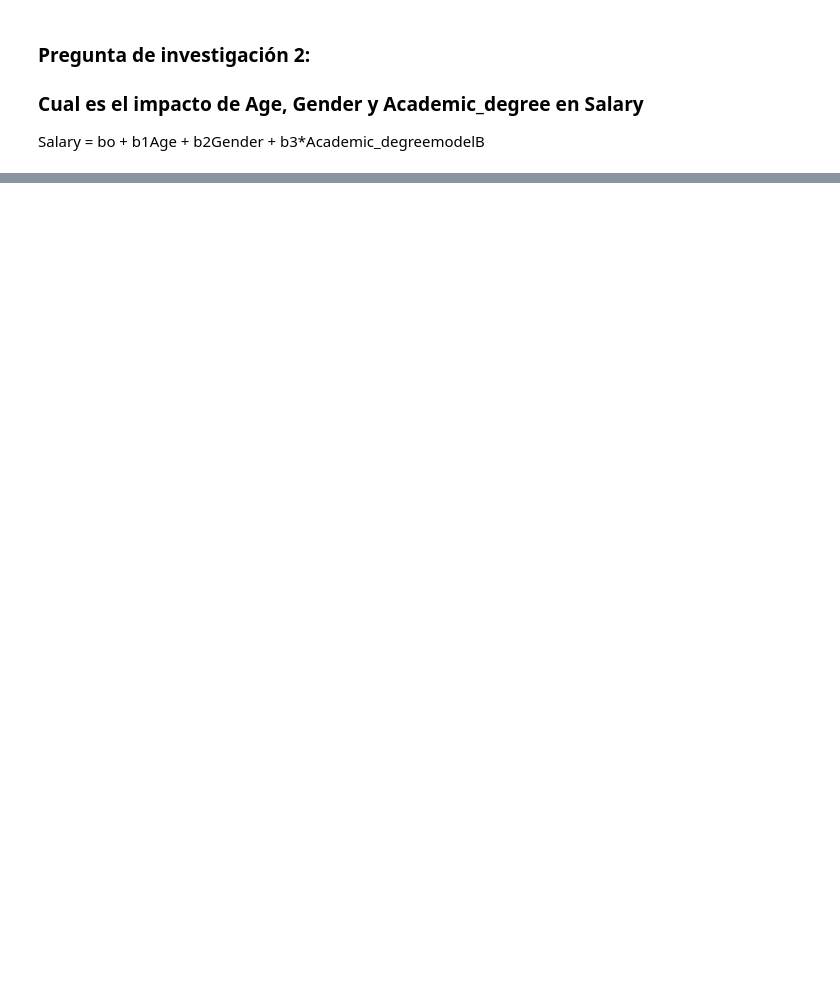
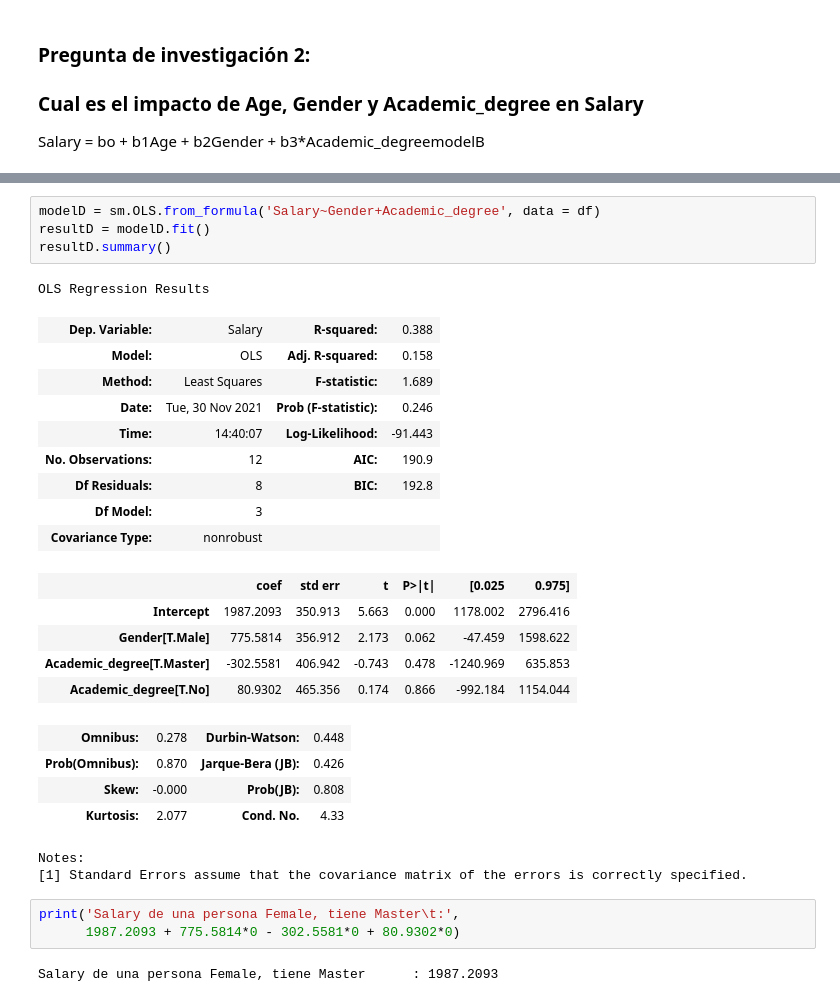
Before and after one commit to alaraav1401/visualizacion_datos, a Jupyter notebook: Clase9.ipynb, the cells around one changed output, grey strips where cells are left out. Cells and saved outputs as stored; diff of their text form; blank space fills up the shorter version.

```diff
--- a/Clase9.ipynb
+++ b/Clase9.ipynb
@@ -93,0 +289,31 @@ resultC.summary()
+# %%
+modelD = sm.OLS.from_formula('Salary~Gender+Academic_degree', data = df)
+resultD = modelD.fit()
+resultD.summary()
+# %% [output]
+OLS Regression Results
+| Dep. Variable: | Salary | R-squared: | 0.388 |
+| Model: | OLS | Adj. R-squared: | 0.158 |
+| Method: | Least Squares | F-statistic: | 1.689 |
+| Date: | Tue, 30 Nov 2021 | Prob (F-statistic): | 0.246 |
+| Time: | 14:40:07 | Log-Likelihood: | -91.443 |
+| No. Observations: | 12 | AIC: | 190.9 |
+| Df Residuals: | 8 | BIC: | 192.8 |
+| Df Model: | 3 |  |  |
+| Covariance Type: | nonrobust |  |  |
+|  | coef | std err | t | P>|t| | [0.025 | 0.975] |
+| Intercept | 1987.2093 | 350.913 | 5.663 | 0.000 | 1178.002 | 2796.416 |
+| Gender[T.Male] | 775.5814 | 356.912 | 2.173 | 0.062 | -47.459 | 1598.622 |
+| Academic_degree[T.Master] | -302.5581 | 406.942 | -0.743 | 0.478 | -1240.969 | 635.853 |
+| Academic_degree[T.No] | 80.9302 | 465.356 | 0.174 | 0.866 | -992.184 | 1154.044 |
+| Omnibus: | 0.278 | Durbin-Watson: | 0.448 |
+| Prob(Omnibus): | 0.870 | Jarque-Bera (JB): | 0.426 |
+| Skew: | -0.000 | Prob(JB): | 0.808 |
+| Kurtosis: | 2.077 | Cond. No. | 4.33 |
+Notes:
+[1] Standard Errors assume that the covariance matrix of the errors is correctly specified.
+# %%
+print('Salary de una persona Female, tiene Master\t:',
+      1987.2093 + 775.5814*0 - 302.5581*0 + 80.9302*0)
+# %% [output]
+Salary de una persona Female, tiene Master      : 1987.2093
```
Also changed, not shown: parts of 23 cells of this notebook.
